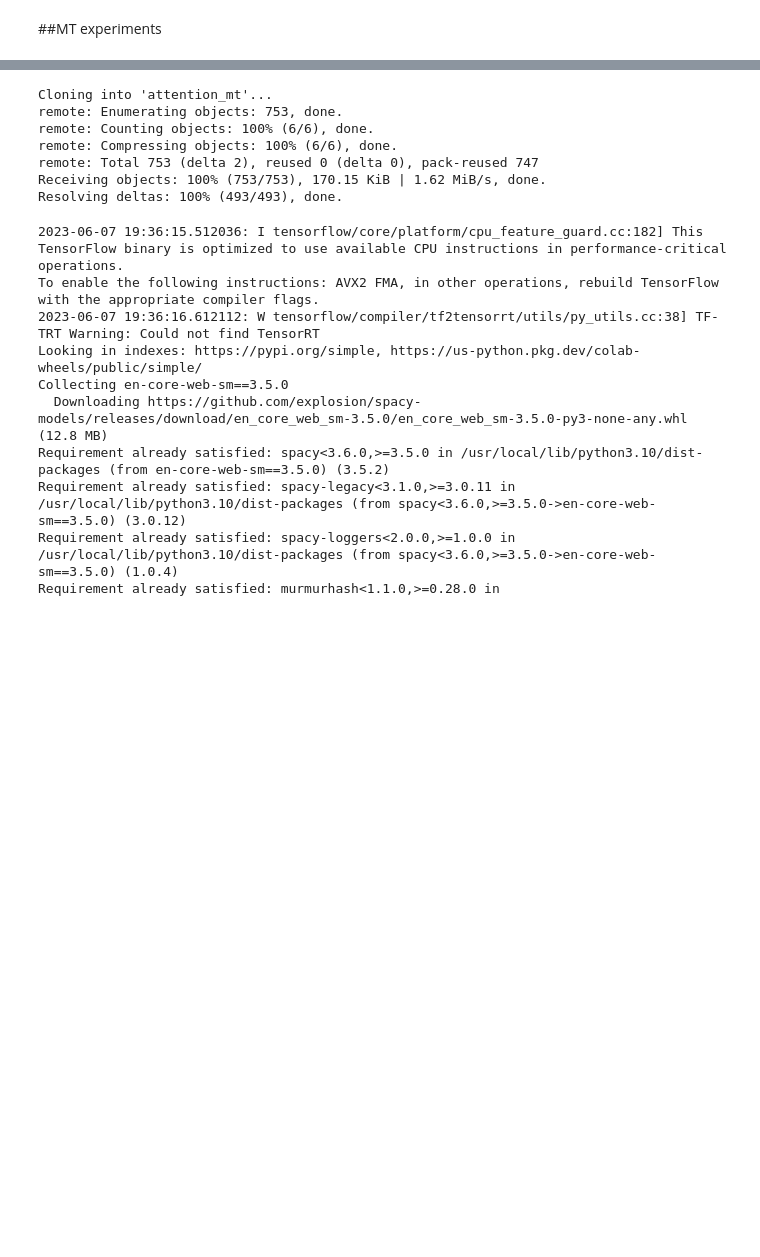
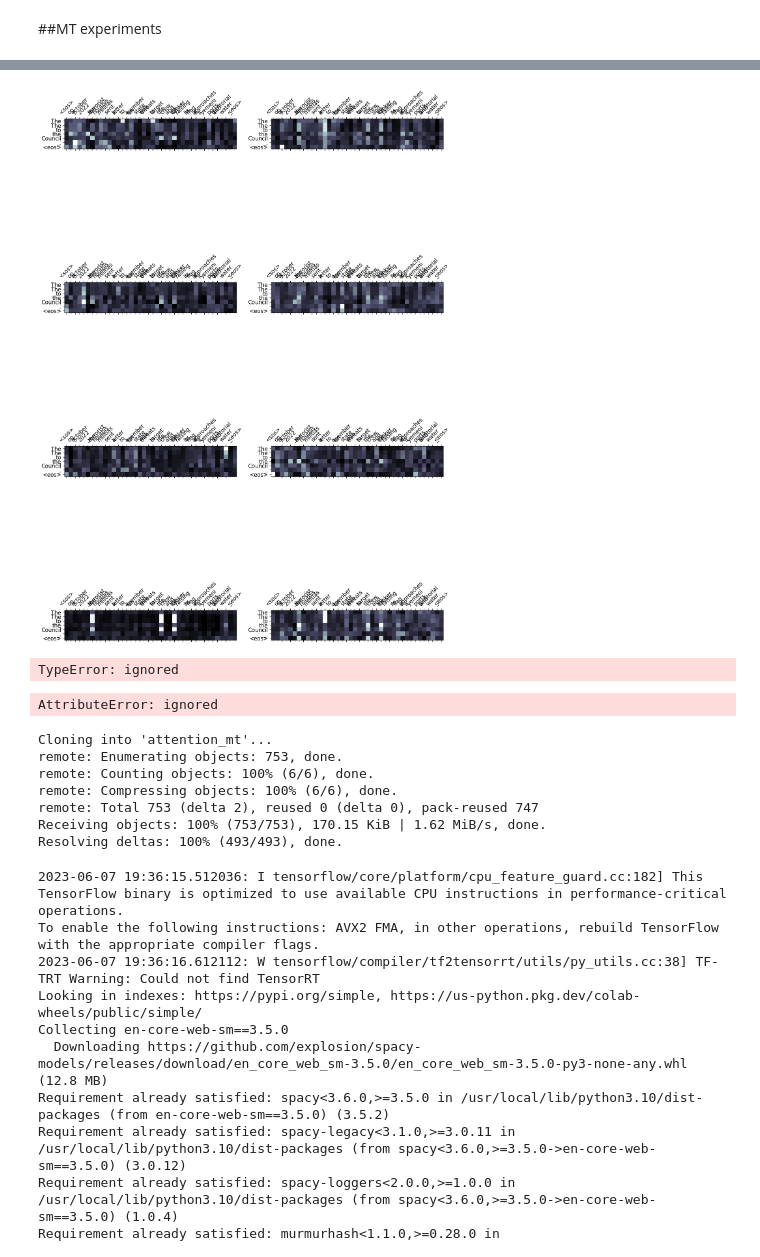
Before and after one commit to hmghaly/ai, a Jupyter notebook: ai_un.ipynb, the cells around one changed output, grey strips where cells are left out. Cells and saved outputs as stored; diff of their text form; code cells hidden in the pictures; blank space fills up the shorter version.

```diff
--- a/ai_un.ipynb
+++ b/ai_un.ipynb
@@ -1632,0 +2866,6 @@ edit0 The report <del>presents </del><ins>provides information on </ins>the acti
+# %%
+model.load_state_dict(torch.load('tut6-model.pt'))
+
+test_loss = evaluate(model, test_iterator, criterion)
+
+print(f'| Test Loss: {test_loss:.3f} | Test PPL: {math.exp(test_loss):7.3f} |')
@@ -1632,0 +2959,23 @@ edit0 The report <del>presents </del><ins>provides information on </ins>the acti
+# %%
+display_attention(src, translation, attention)
+# %% [output]
+[figure, added]
+# %%
+import torchtext
+from code_utils.general import *
+
+SRC = Field(tokenize = tok,
+            init_token = '<sos>',
+            eos_token = '<eos>',
+            lower = True,
+            batch_first = True)
+
+TRG = Field(tokenize = tok,
+            init_token = '<sos>',
+            eos_token = '<eos>',
+            lower = True,
+            batch_first = True)
+
+dataset0=torchtext.data.TabularDataset("test_bitext.tsv", "tsv", fields = (SRC, TRG), skip_header=True, csv_reader_params={})
+# %% [output]
+TypeError: ignored
@@ -1633,3 +3019,12 @@ edit0 The report <del>presents </del><ins>provides information on </ins>the acti
+# %%
+BATCH_SIZE = 128
+
+train_iterator, valid_iterator, test_iterator = BucketIterator.splits(
+    (train_data, valid_data, test_data),
+     batch_size = BATCH_SIZE,
+     device = device)
+# %% [output]
+AttributeError: ignored
 # %%
 #https://github.com/jadore801120/attention-is-all-you-need-pytorch
 !rm -rf attention_mt
```
Also changed, not shown: parts of 56 cells of this notebook.
